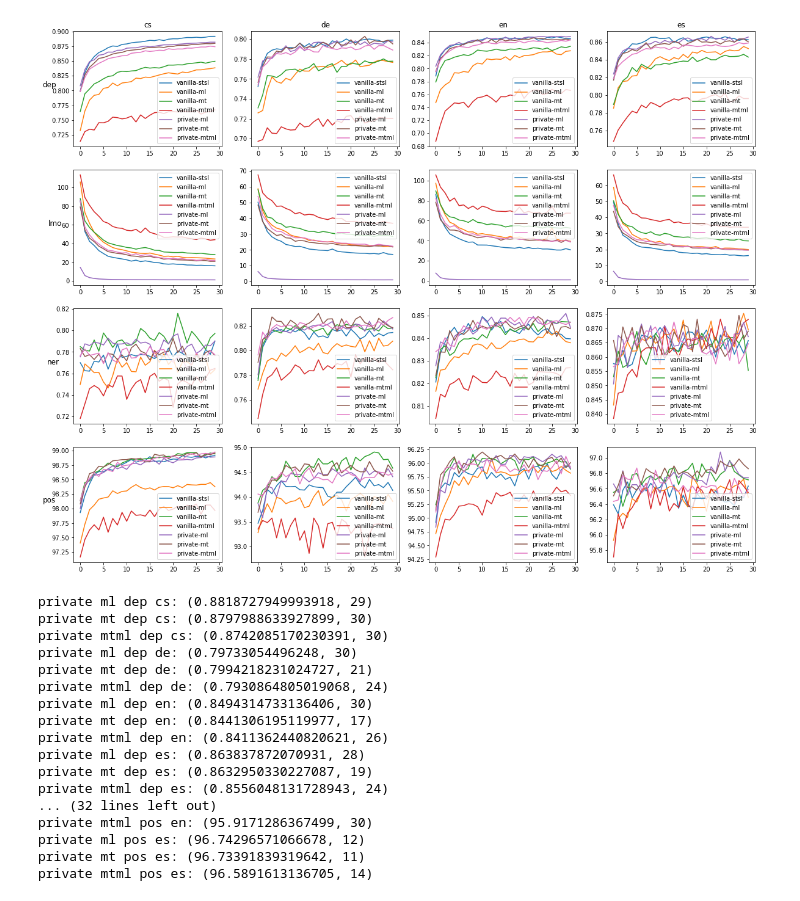
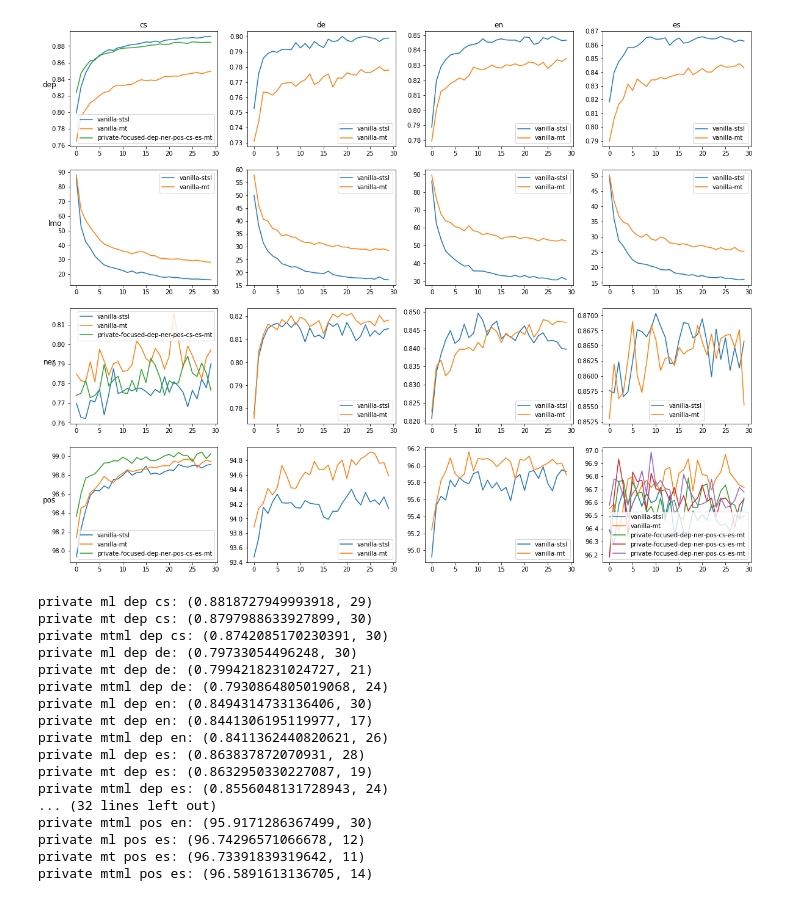
Before and after one commit to matus-pikuliak/crosslingual-parameter-sharing, a Jupyter notebook: results/notebook.ipynb, the cells around one changed output. Cells and saved outputs as stored; diff of their text form; code cells hidden in the pictures.

```diff
--- a/results/notebook.ipynb
+++ b/results/notebook.ipynb
@@ -97,13 +97,14 @@ def print_results(metric_func, metric_max_func, tasks, langs, run_codes=None, ru
                 print(f'{run.code} {run.type} {task} {lang}: {result}')
 # %%
 draw_graphs(lambda task: task_metr[task], tasks, langs, 'test',
-            ['private', 'vanilla',
-            ],)
+            ['vanilla',
+             'private-focused-dep-ner-pos-cs-es',
+            ],['mt', 'stsl'])
 print_results(lambda task: task_metr[task], lambda task: task_max[task], tasks, langs, [
              'private',
             ], ['mtml', 'mt', 'ml'])
 # %% [output]
-[figure, old version]
+[figure, new version]
 private ml dep cs: (0.8818727949993918, 29)
 private mt dep cs: (0.8797988633927899, 30)
 private mtml dep cs: (0.8742085170230391, 30)
```
Also changed, not shown: parts of 1 cell of this notebook, 2 other files.
